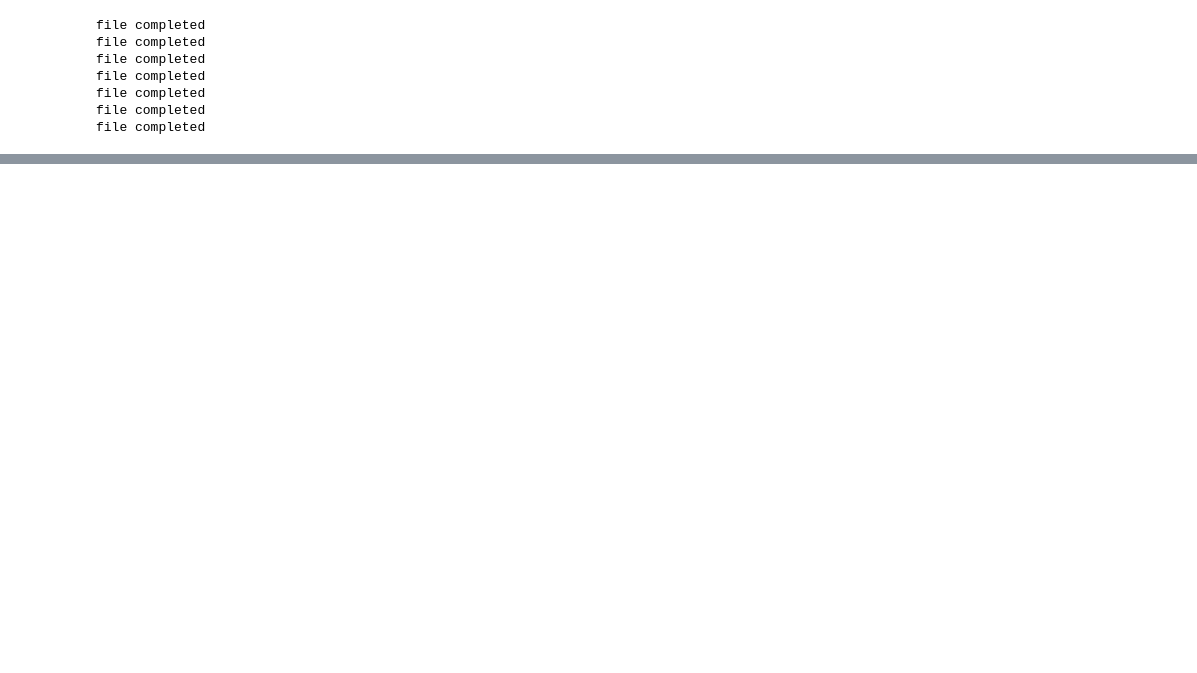
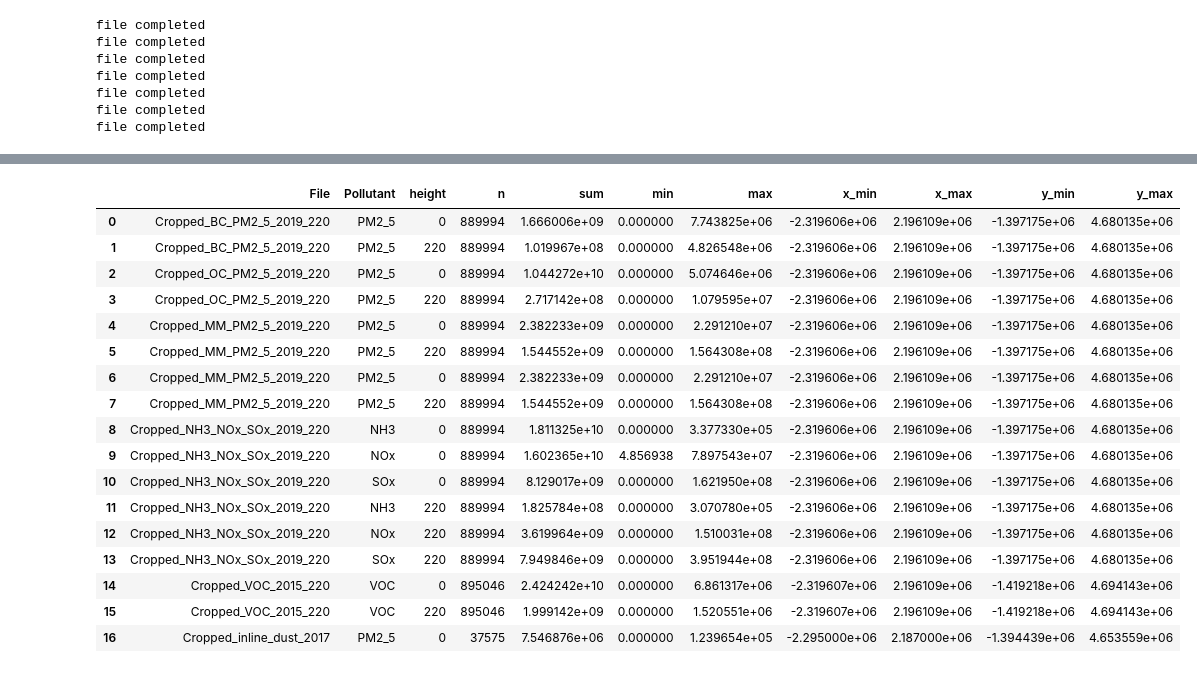
Before and after one commit to lrojasm407/PAVITRA, a Jupyter notebook: Process Emission Files V3 - Year .ipynb, the cells around one changed output, grey strips where cells are left out. Saved outputs shown, nothing was run; the diff lists cells and outputs as text; code cells hidden in the pictures; blank space fills up the shorter version.

```diff
--- a/Process Emission Files V3 - Year .ipynb
+++ b/Process Emission Files V3 - Year .ipynb
@@ -794,0 +822,21 @@ print(df_summary_chopped)
+# %%
+df_summary_cropped
+# %% [output]
+|  | File | Pollutant | height | n | sum | min | max | x_min | x_max | y_min | y_max |
+| 0 | Cropped_BC_PM2_5_2019_220 | PM2_5 | 0 | 889994 | 1.666006e+09 | 0.000000 | 7.743825e+06 | -2.319606e+06 | 2.196109e+06 | -1.397175e+06 | 4.680135e+06 |
+| 1 | Cropped_BC_PM2_5_2019_220 | PM2_5 | 220 | 889994 | 1.019967e+08 | 0.000000 | 4.826548e+06 | -2.319606e+06 | 2.196109e+06 | -1.397175e+06 | 4.680135e+06 |
+| 2 | Cropped_OC_PM2_5_2019_220 | PM2_5 | 0 | 889994 | 1.044272e+10 | 0.000000 | 5.074646e+06 | -2.319606e+06 | 2.196109e+06 | -1.397175e+06 | 4.680135e+06 |
+| 3 | Cropped_OC_PM2_5_2019_220 | PM2_5 | 220 | 889994 | 2.717142e+08 | 0.000000 | 1.079595e+07 | -2.319606e+06 | 2.196109e+06 | -1.397175e+06 | 4.680135e+06 |
+| 4 | Cropped_MM_PM2_5_2019_220 | PM2_5 | 0 | 889994 | 2.382233e+09 | 0.000000 | 2.291210e+07 | -2.319606e+06 | 2.196109e+06 | -1.397175e+06 | 4.680135e+06 |
+| 5 | Cropped_MM_PM2_5_2019_220 | PM2_5 | 220 | 889994 | 1.544552e+09 | 0.000000 | 1.564308e+08 | -2.319606e+06 | 2.196109e+06 | -1.397175e+06 | 4.680135e+06 |
+| 6 | Cropped_MM_PM2_5_2019_220 | PM2_5 | 0 | 889994 | 2.382233e+09 | 0.000000 | 2.291210e+07 | -2.319606e+06 | 2.196109e+06 | -1.397175e+06 | 4.680135e+06 |
+| 7 | Cropped_MM_PM2_5_2019_220 | PM2_5 | 220 | 889994 | 1.544552e+09 | 0.000000 | 1.564308e+08 | -2.319606e+06 | 2.196109e+06 | -1.397175e+06 | 4.680135e+06 |
+| 8 | Cropped_NH3_NOx_SOx_2019_220 | NH3 | 0 | 889994 | 1.811325e+10 | 0.000000 | 3.377330e+05 | -2.319606e+06 | 2.196109e+06 | -1.397175e+06 | 4.680135e+06 |
+| 9 | Cropped_NH3_NOx_SOx_2019_220 | NOx | 0 | 889994 | 1.602365e+10 | 4.856938 | 7.897543e+07 | -2.319606e+06 | 2.196109e+06 | -1.397175e+06 | 4.680135e+06 |
+| 10 | Cropped_NH3_NOx_SOx_2019_220 | SOx | 0 | 889994 | 8.129017e+09 | 0.000000 | 1.621950e+08 | -2.319606e+06 | 2.196109e+06 | -1.397175e+06 | 4.680135e+06 |
+| 11 | Cropped_NH3_NOx_SOx_2019_220 | NH3 | 220 | 889994 | 1.825784e+08 | 0.000000 | 3.070780e+05 | -2.319606e+06 | 2.196109e+06 | -1.397175e+06 | 4.680135e+06 |
+| 12 | Cropped_NH3_NOx_SOx_2019_220 | NOx | 220 | 889994 | 3.619964e+09 | 0.000000 | 1.510031e+08 | -2.319606e+06 | 2.196109e+06 | -1.397175e+06 | 4.680135e+06 |
+| 13 | Cropped_NH3_NOx_SOx_2019_220 | SOx | 220 | 889994 | 7.949846e+09 | 0.000000 | 3.951944e+08 | -2.319606e+06 | 2.196109e+06 | -1.397175e+06 | 4.680135e+06 |
+| 14 | Cropped_VOC_2015_220 | VOC | 0 | 895046 | 2.424242e+10 | 0.000000 | 6.861317e+06 | -2.319607e+06 | 2.196109e+06 | -1.419218e+06 | 4.694143e+06 |
+| 15 | Cropped_VOC_2015_220 | VOC | 220 | 895046 | 1.999142e+09 | 0.000000 | 1.520551e+06 | -2.319607e+06 | 2.196109e+06 | -1.419218e+06 | 4.694143e+06 |
+| 16 | Cropped_inline_dust_2017 | PM2_5 | 0 | 37575 | 7.546876e+06 | 0.000000 | 1.239654e+05 | -2.295000e+06 | 2.187000e+06 | -1.394439e+06 | 4.653559e+06 |
```
Also changed, not shown: parts of 6 cells of this notebook.
